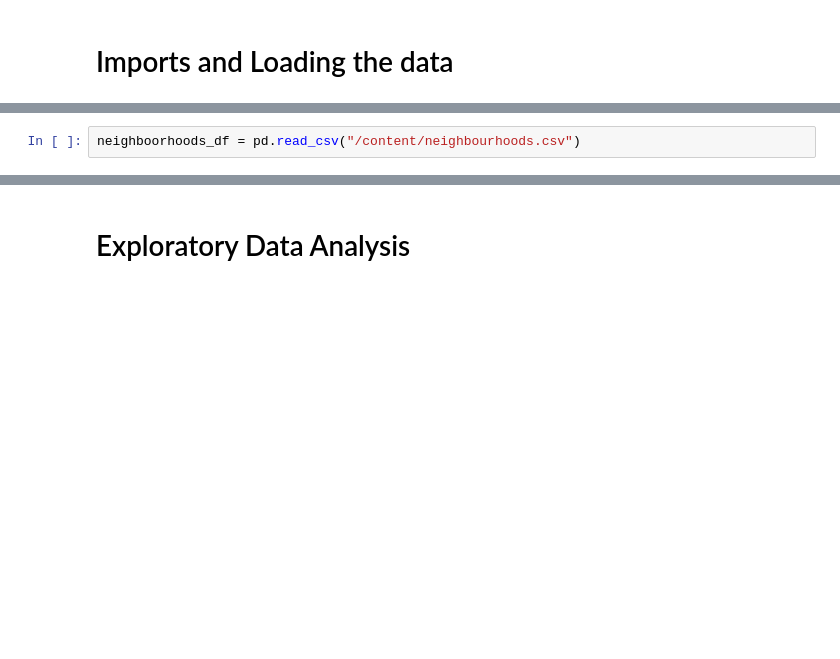
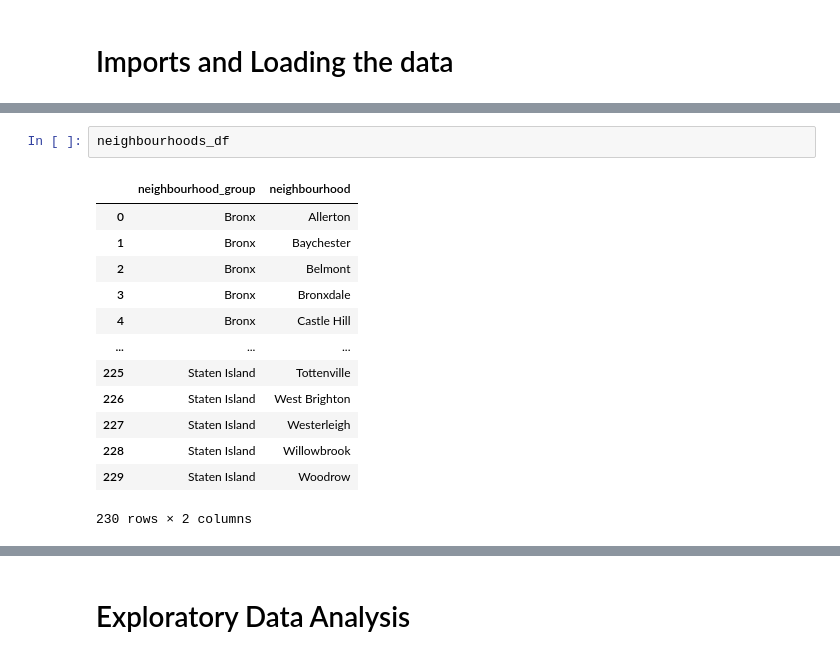
Before and after one commit to agargya123/airbnb-reviews-nlp, a Jupyter notebook: notebooks/Airbnb_Reviews_Analytics.ipynb, the cells around one changed output, grey strips where cells are left out. Cells and saved outputs as stored; diff of their text form; blank space fills up the shorter version.

```diff
--- a/notebooks/Airbnb_Reviews_Analytics.ipynb
+++ b/notebooks/Airbnb_Reviews_Analytics.ipynb
@@ -59,4 +75,18 @@ Index(['id', 'name', 'host_id', 'host_name', 'neighbourhood_group',
       dtype='object')
-# %%
-neighboorhoods_df = pd.read_csv("/content/neighbourhoods.csv")
+# %%
+neighbourhoods_df
+# %% [output]
+|  | neighbourhood_group | neighbourhood |
+| 0 | Bronx | Allerton |
+| 1 | Bronx | Baychester |
+| 2 | Bronx | Belmont |
+| 3 | Bronx | Bronxdale |
+| 4 | Bronx | Castle Hill |
+| ... | ... | ... |
+| 225 | Staten Island | Tottenville |
+| 226 | Staten Island | West Brighton |
+| 227 | Staten Island | Westerleigh |
+| 228 | Staten Island | Willowbrook |
+| 229 | Staten Island | Woodrow |
+230 rows × 2 columns
 # %%
```
Also changed, not shown: parts of 12 cells of this notebook, 3 other files.
